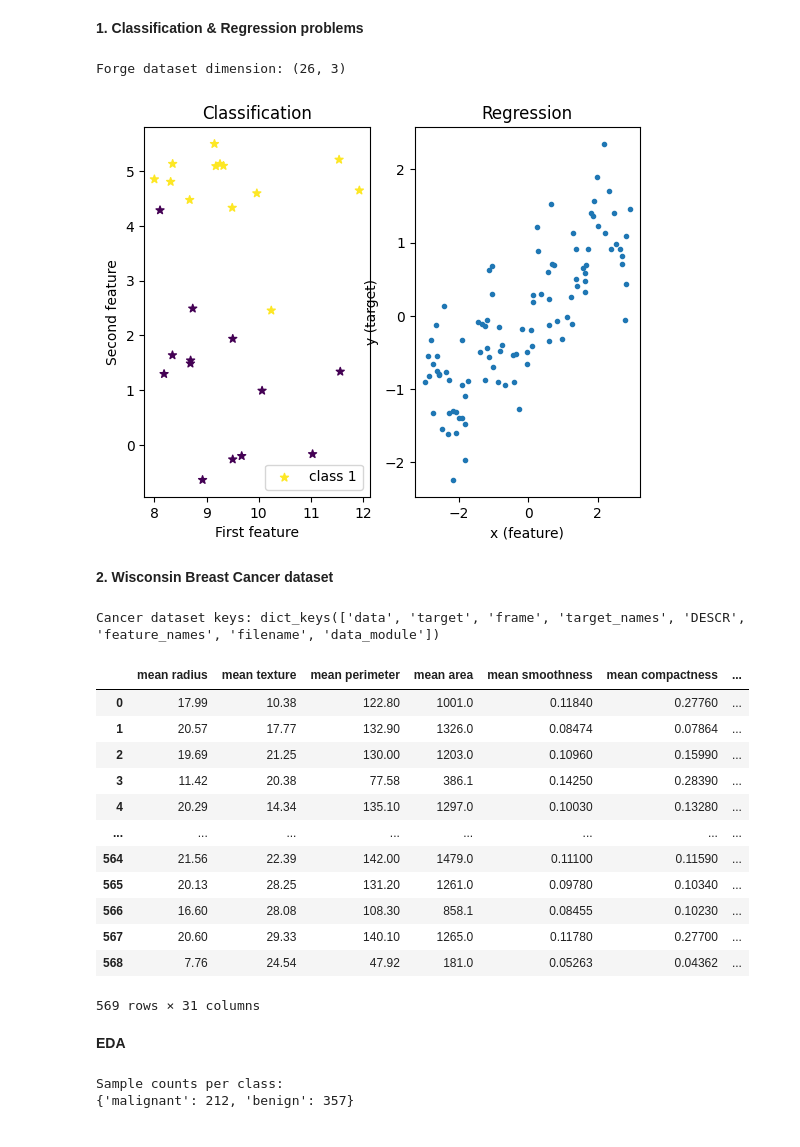
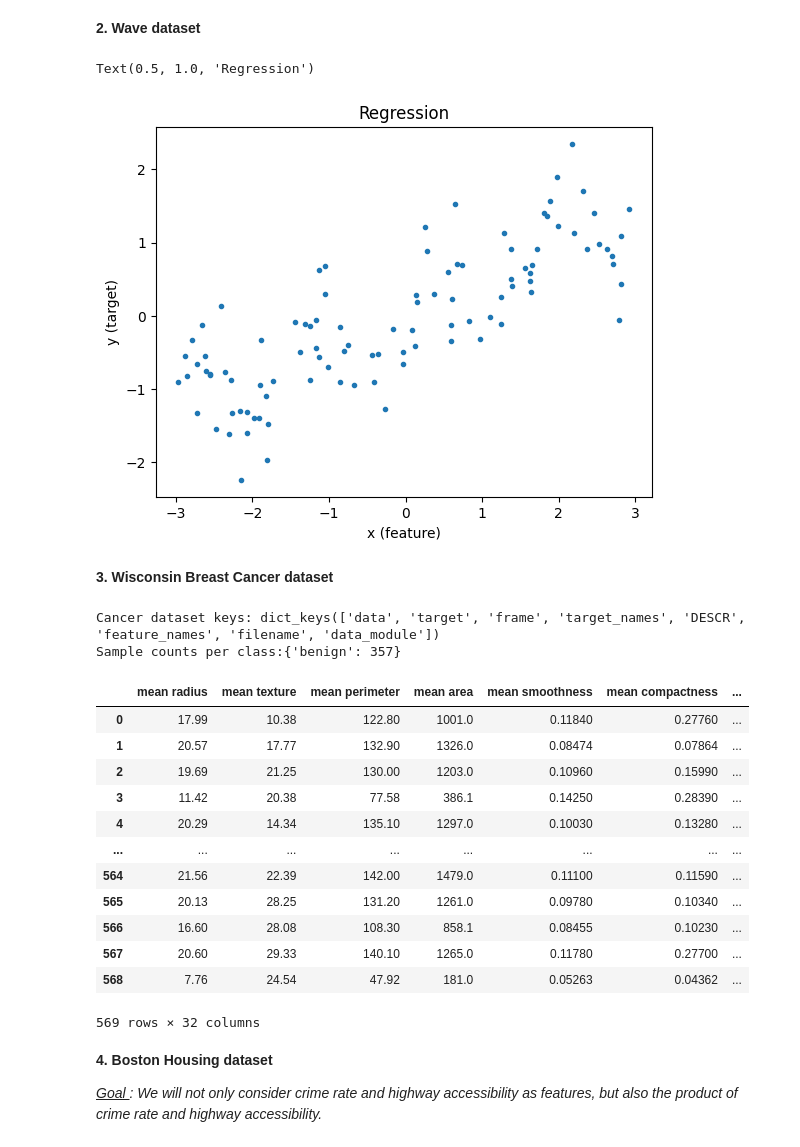
Before and after one commit to pquynhvu/ML, a Jupyter notebook: unsupervised-learning-intro.ipynb, the cells around one changed output. Saved outputs shown, nothing was run; the diff lists cells and outputs as text; code cells hidden in the pictures.

Commit message:
forge.ipynb

```diff
--- a/unsupervised-learning-intro.ipynb
+++ b/unsupervised-learning-intro.ipynb
@@ -14,49 +22,33 @@ from matplotlib import colormaps
-# %% [markdown]
-**1. Classification & Regression problems**
+# %% [markdown]
+**2. Wave dataset**
 # %%
-# Forge dataset
-
-X1, y1 = mglearn.datasets.make_forge()
-
-df1 = pd.DataFrame(X1, columns= ['x1', 'x2'])
-df1 = df1.assign(y = y1)
-print("Forge dataset dimension: {}".format(df1.shape)) # 2 features and 26 obs
-
-plt.subplot(1, 2, 1)
-plt.scatter(df1['x1'], df1['x2'], c=df1['y'], marker= '*')
-plt.xlabel('First feature')
-plt.ylabel('Second feature')
-plt.title('Classification')
-plt.legend(['class 1', 'class 0'], loc="lower right")
-
-# Wave dataset
-
 X2, y2 = mglearn.datasets.make_wave()
 df2 = pd.DataFrame(X2, columns=['X'])
 df2 = df2.assign(y = y2)
 
-plt.subplot(1, 2, 2)
 plt.scatter(df2['X'], df2['y'], marker = '.')
 plt.xlabel('x (feature)')
 plt.ylabel('y (target)')
 plt.title('Regression')
-
-plt.show()
 # %% [output]
-Forge dataset dimension: (26, 3)
+Text(0.5, 1.0, 'Regression')
-[figure, old version]
+[figure, new version]
 # %% [markdown]
-**2. Wisconsin Breast Cancer dataset**
+**3. Wisconsin Breast Cancer dataset**
 # %%
 from sklearn.datasets import load_breast_cancer
 df3 = load_breast_cancer()
 print('Cancer dataset keys: {}'.format(df3.keys()))
 
 cancer = pd.DataFrame(df3['data'], columns = df3['feature_names'])
-cancer = cancer.assign(outcome = df3['target'])
+cancer = cancer.assign(y = df3['target'])
+cancer['outcome'] = cancer['y'].map({1:'malignant', 0:'benign'})
+print("Sample counts per class:{}".format({n: v for n, v in zip(cancer['outcome'], np.bincount(cancer['y']))}))
+
 display(cancer)
 # %% [output]
 Cancer dataset keys: dict_keys(['data', 'target', 'frame', 'target_names', 'DESCR', 'feature_names', 'filename', 'data_module'])
+Sample counts per class:{'benign': 357}
 |  | mean radius | mean texture | mean perimeter | mean area | mean smoothness | mean compactness | ... |
 | 0 | 17.99 | 10.38 | 122.80 | 1001.0 | 0.11840 | 0.27760 | ... |
 | 1 | 20.57 | 17.77 | 132.90 | 1326.0 | 0.08474 | 0.07864 | ... |
@@ -69,12 +61,8 @@ Cancer dataset keys: dict_keys(['data', 'target', 'frame', 'target_names', 'DESC
 | 566 | 16.60 | 28.08 | 108.30 | 858.1 | 0.08455 | 0.10230 | ... |
 | 567 | 20.60 | 29.33 | 140.10 | 1265.0 | 0.11780 | 0.27700 | ... |
 | 568 | 7.76 | 24.54 | 47.92 | 181.0 | 0.05263 | 0.04362 | ... |
-569 rows × 31 columns
+569 rows × 32 columns
-# %% [markdown]
-**EDA**
-# %%
-print("Sample counts per class:\n{}".format(
-{n: v for n, v in zip(df3.target_names, np.bincount(df3.target))}))
-# %% [output]
-Sample counts per class:
-{'malignant': 212, 'benign': 357}
+# %% [markdown]
+**4. Boston Housing dataset**
+
+*<u> Goal </u>: We will not only consider crime rate and highway accessibility as features, but also the product of crime rate and highway accessibility.*
```
Also changed, not shown: parts of 4 cells of this notebook, 1 other file.
